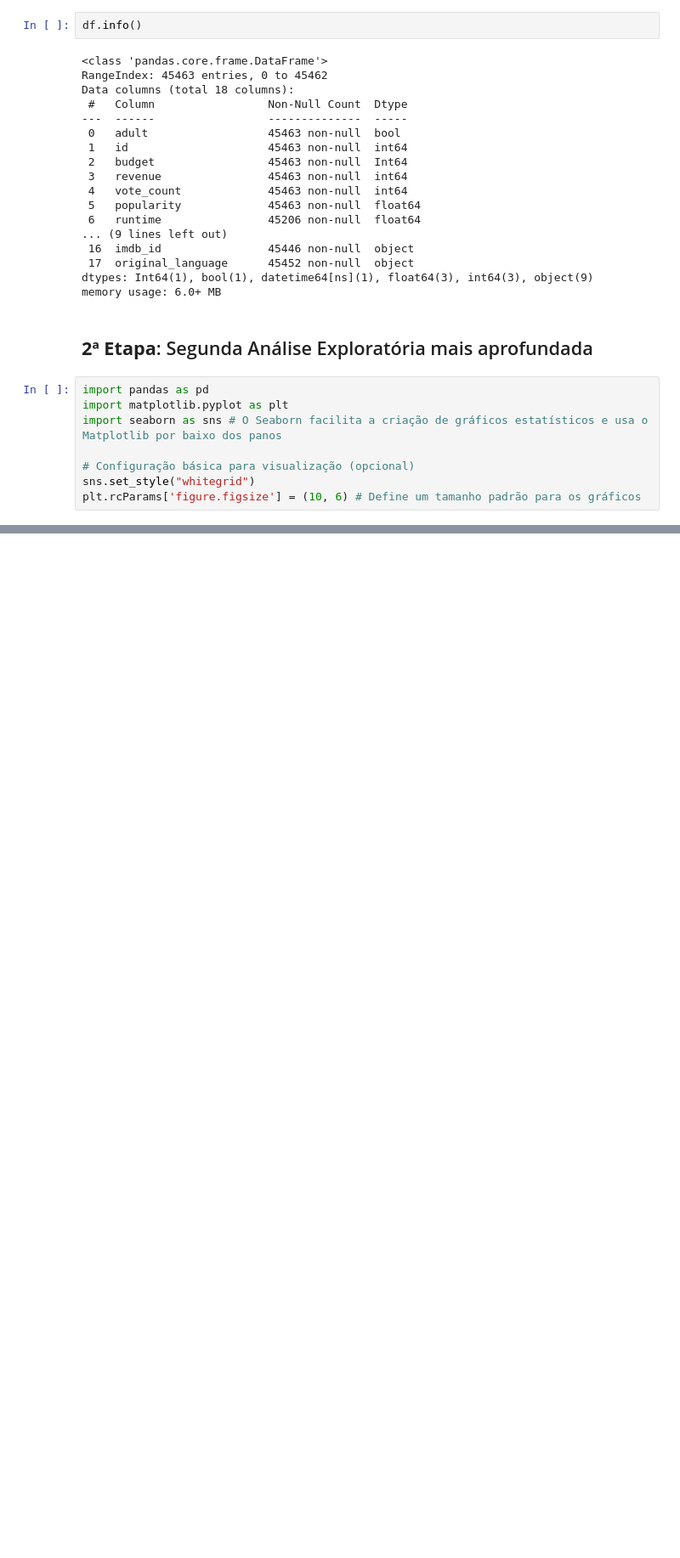
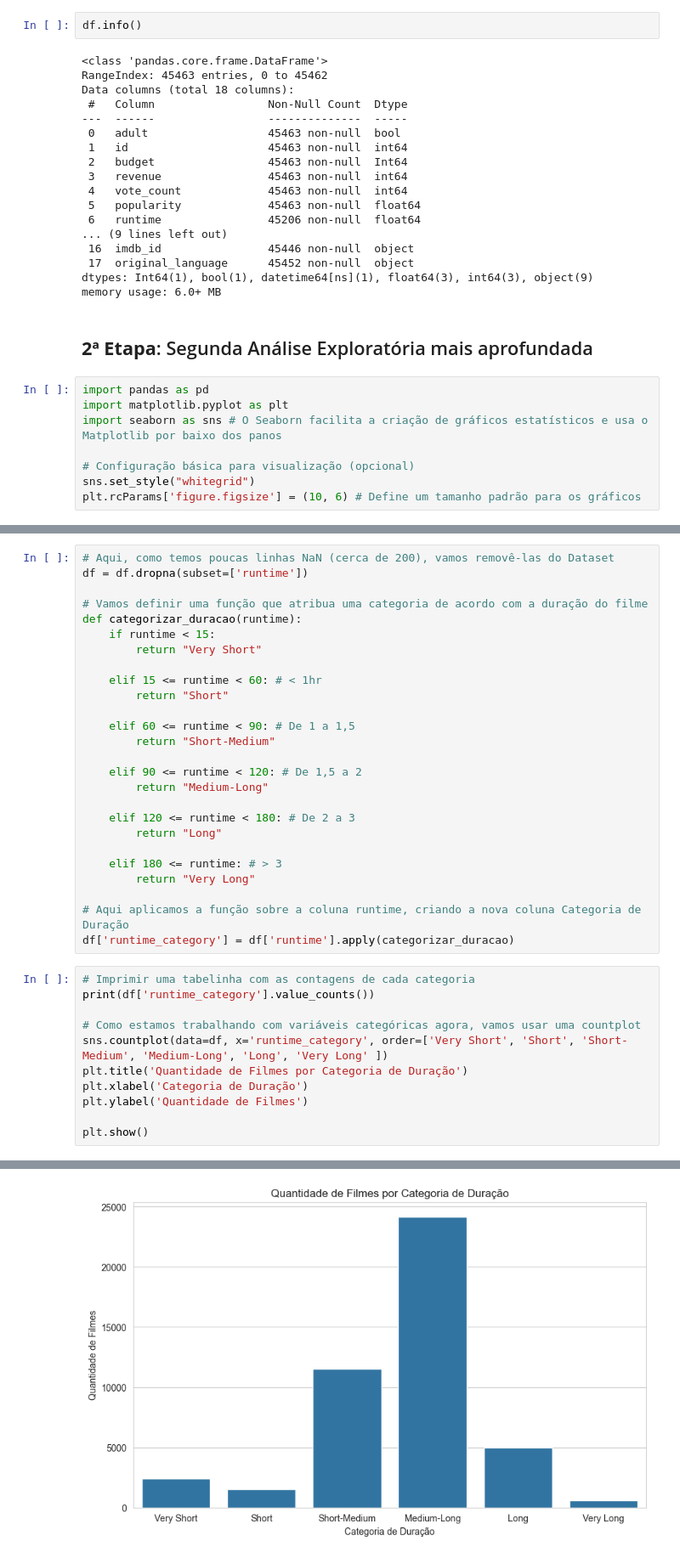
Before and after one commit to py-zeli/BoraVer, a Jupyter notebook: analise-exploratoria.ipynb, the cells around one changed output, grey strips where cells are left out. Shown: that part at 85% size. Saved outputs shown, nothing was run; the diff lists cells and outputs as text; blank space fills up the shorter version.

```diff
--- a/analise-exploratoria.ipynb
+++ b/analise-exploratoria.ipynb
@@ -186,0 +191,38 @@ plt.show()
+# %%
+# Aqui, como temos poucas linhas NaN (cerca de 200), vamos removê-las do Dataset
+df = df.dropna(subset=['runtime'])
+
+# Vamos definir uma função que atribua uma categoria de acordo com a duração do filme
+def categorizar_duracao(runtime):
+    if runtime < 15:
+        return "Very Short"
+
+    elif 15 <= runtime < 60: # < 1hr
+        return "Short"
+
+    elif 60 <= runtime < 90: # De 1 a 1,5
+        return "Short-Medium"
+
+    elif 90 <= runtime < 120: # De 1,5 a 2
+        return "Medium-Long"
+
+    elif 120 <= runtime < 180: # De 2 a 3
+        return "Long"
+
+    elif 180 <= runtime: # > 3
+        return "Very Long"
+
+# Aqui aplicamos a função sobre a coluna runtime, criando a nova coluna Categoria de Duração
+df['runtime_category'] = df['runtime'].apply(categorizar_duracao)
+# %%
+# Imprimir uma tabelinha com as contagens de cada categoria
+print(df['runtime_category'].value_counts())
+
+# Como estamos trabalhando com variáveis categóricas agora, vamos usar uma countplot
+sns.countplot(data=df, x='runtime_category', order=['Very Short', 'Short', 'Short-Medium', 'Medium-Long', 'Long', 'Very Long' ])
+plt.title('Quantidade de Filmes por Categoria de Duração')
+plt.xlabel('Categoria de Duração')
+plt.ylabel('Quantidade de Filmes')
+
+plt.show()
+# %% [output]
@@ -186,0 +237 @@ plt.show()
+[figure, added]
```
Also changed, not shown: parts of 13 cells of this notebook.
